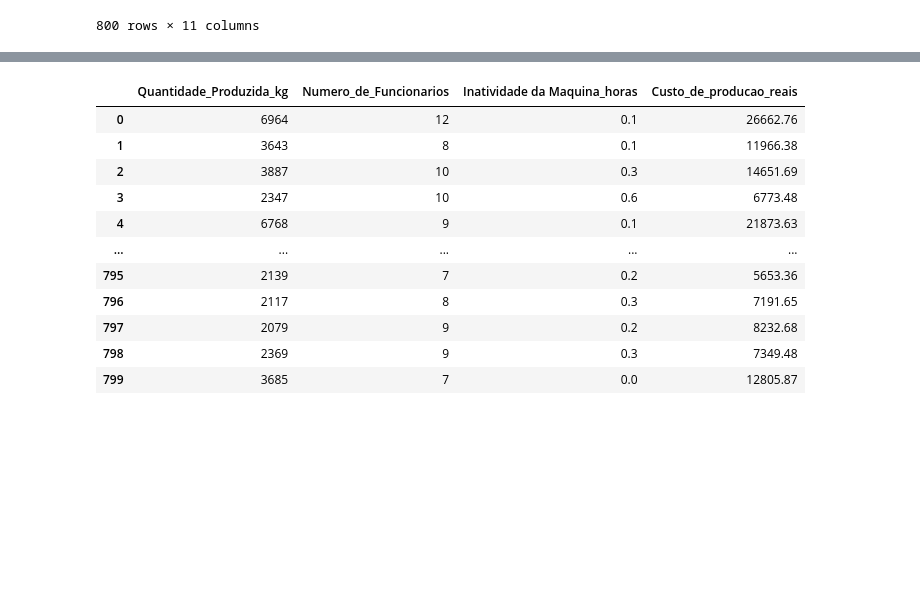
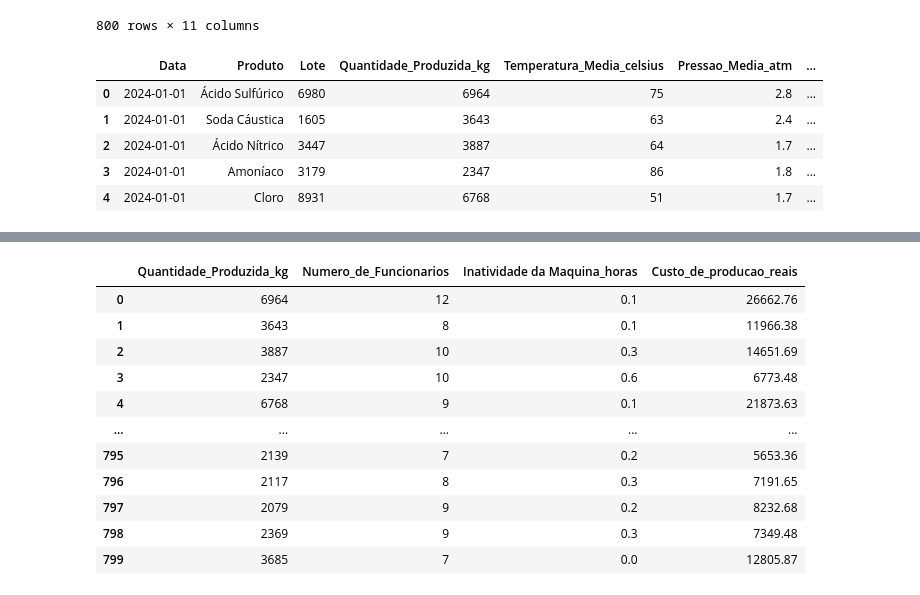
Before and after one commit to marcelodevcore/Projeto_modelo, a Jupyter notebook: Exp_analysis.ipynb, the cells around one changed output, grey strips where cells are left out. Cells and saved outputs as stored; diff of their text form; code cells hidden in the pictures; blank space fills up the shorter version.

```diff
--- a/Exp_analysis.ipynb
+++ b/Exp_analysis.ipynb
@@ -22,3 +22,12 @@ data_frame2
 | 798 | 2024-03-20 | Benzeno | 7108 | 2369 | 80 | 3.0 | ... |
 | 799 | 2024-03-20 | Tolueno | 7848 | 3685 | 75 | 2.9 | ... |
 800 rows × 11 columns
+# %%
+data_frame2.head()
+# %% [output]
+|  | Data | Produto | Lote | Quantidade_Produzida_kg | Temperatura_Media_celsius | Pressao_Media_atm | ... |
+| 0 | 2024-01-01 | Ácido Sulfúrico | 6980 | 6964 | 75 | 2.8 | ... |
+| 1 | 2024-01-01 | Soda Cáustica | 1605 | 3643 | 63 | 2.4 | ... |
+| 2 | 2024-01-01 | Ácido Nítrico | 3447 | 3887 | 64 | 1.7 | ... |
+| 3 | 2024-01-01 | Amoníaco | 3179 | 2347 | 86 | 1.8 | ... |
+| 4 | 2024-01-01 | Cloro | 8931 | 6768 | 51 | 1.7 | ... |
```
Also changed, not shown: parts of 3 cells of this notebook.
